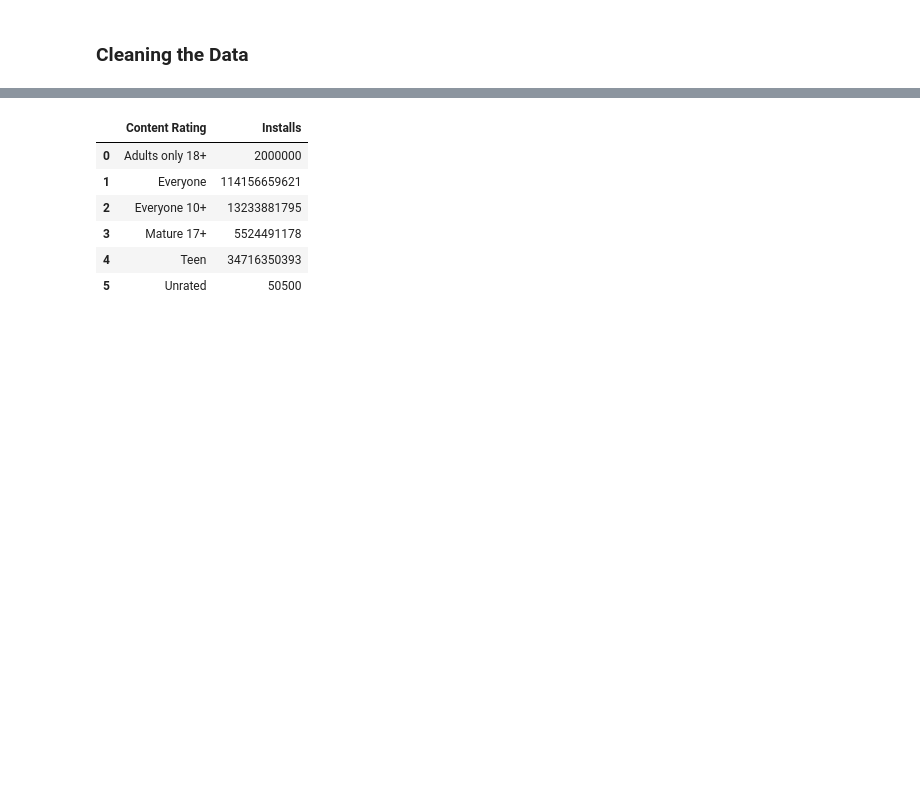
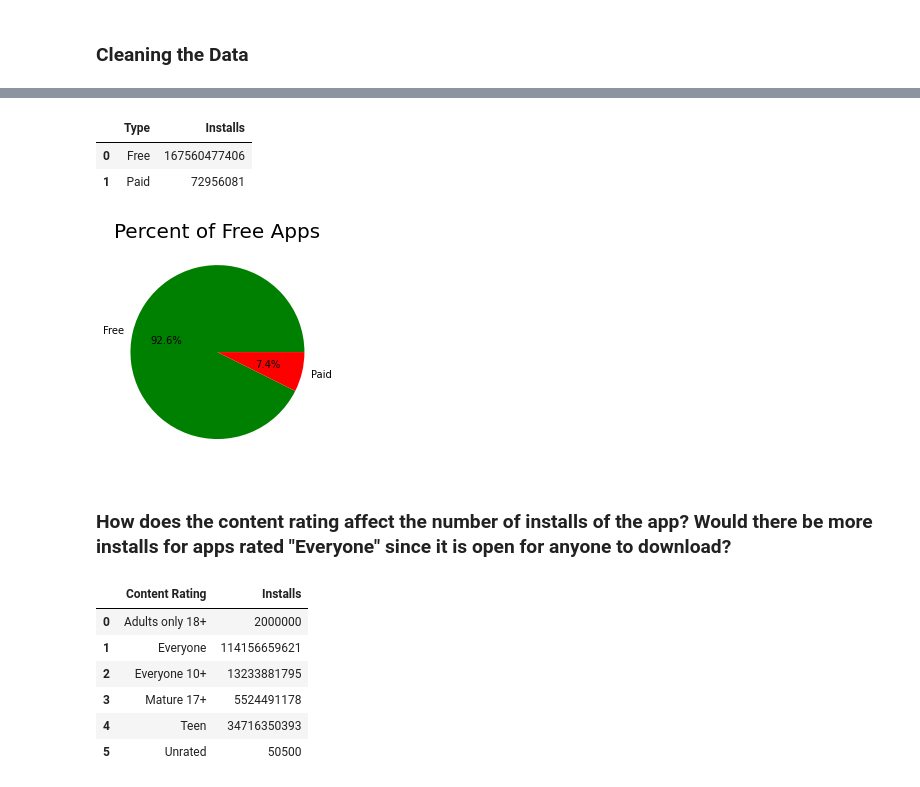
Before and after one commit to Axxaan/Analysis-of-Google-Play-Store-Dataset, a Jupyter notebook: techreport.ipynb, the cells around one changed output, grey strips where cells are left out. Saved outputs shown, nothing was run; the diff lists cells and outputs as text; code cells hidden in the pictures; blank space fills up the shorter version.

```diff
--- a/techreport.ipynb
+++ b/techreport.ipynb
@@ -102,2 +117,27 @@ Questions about our data we want answered.
+# %%
+#Create table to display number of installs per type. Sum all installs to get a rough estimate
+pvf_installs = df.groupby('Type')['Installs'].sum().reset_index()
+#Begin constructing pie chart
+
+#labels
+labels =df['Type'].value_counts(sort = True).index
+#size
+sizes = df['Type'].value_counts(sort = True)
+colors = ["green","red"]
+explode = (0.0,0)
+
+# Plot
+plt.pie(sizes, explode=explode, labels=labels, colors=colors,autopct='%1.1f%%', startangle=360,)
+
+plt.title('Percent of Free Apps',size = 20)
+display(pvf_installs)
+plt.show()
+# %% [output]
+|  | Type | Installs |
+| 0 | Free | 167560477406 |
+| 1 | Paid | 72956081 |
+[figure, added]
+# %% [markdown]
+### How does the content rating affect the number of installs of the app? Would there be more installs for apps rated "Everyone" since it is open for anyone to download?
 # %%
 content_rating_installs = df[['Content Rating', 'Installs']].groupby(['Content Rating']).sum().reset_index()
```
Also changed, not shown: parts of 14 cells of this notebook.
